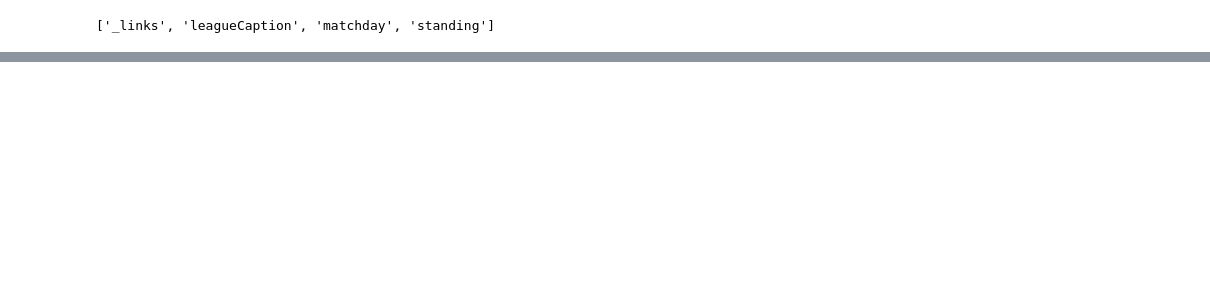
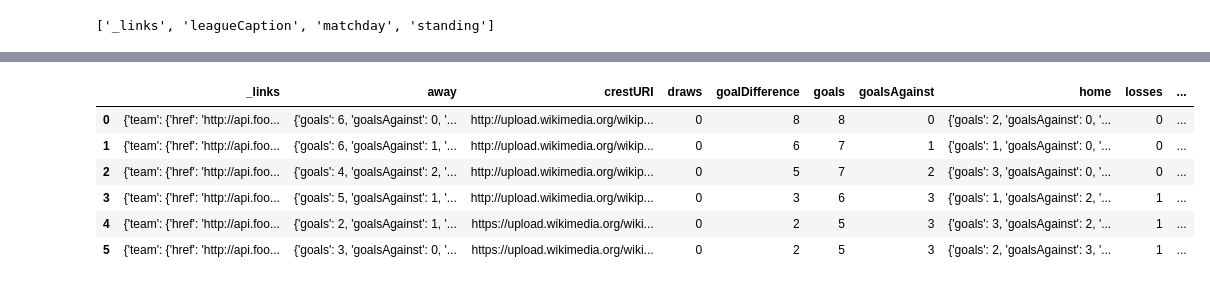
Before and after one commit to lucasjellema/jupyter-notebook-eredivisie, a Jupyter notebook: EredivisieResults_2016_2017.ipynb, the cells around one changed output, grey strips where cells are left out. Drawn from its saved outputs; the diff is of its cells as text; code cells hidden in the pictures; blank space fills up the shorter version.

```diff
--- a/EredivisieResults_2016_2017.ipynb
+++ b/EredivisieResults_2016_2017.ipynb
@@ -298,0 +314,25 @@ standing.head(5)
+# %%
+def download_leaguestanding(matchDay):
+    url_template = "http://climate.weather.gc.ca/climateData/bulkdata_e.html?format=csv&stationID=5415&Year={year}&Month={month}&timeframe=1&submit=Download+Data"
+    leageStandingURL_template ="http://api.football-data.org/v1/competitions/433/leagueTable?matchday={matchday}";
+    url = leageStandingURL_template.format(matchday=matchDay)
+    l = json.loads(requests.get(url).text)
+    standing = pandas.DataFrame(l["standing"])
+    standing['matchDay'] = matchDay
+    #calculate number of points for the current leader in the table
+    pointsNumberOne = standing[standing['position']==1].iloc[0]['points']
+    #add a column pointsGap with the delta in points for each club
+    standing['pointsGap']=standing['points']-pointsNumberOne
+    return standing
+# %%
+# try out the function to download standings for a single match day
+test = download_leaguestanding(3)
+test.head(6)
+# %% [output]
+|  | _links | away | crestURI | draws | goalDifference | goals | goalsAgainst | home | losses | ... |
+| 0 | {'team': {'href': 'http://api.foo... | {'goals': 6, 'goalsAgainst': 0, '... | http://upload.wikimedia.org/wikip... | 0 | 8 | 8 | 0 | {'goals': 2, 'goalsAgainst': 0, '... | 0 | ... |
+| 1 | {'team': {'href': 'http://api.foo... | {'goals': 6, 'goalsAgainst': 1, '... | http://upload.wikimedia.org/wikip... | 0 | 6 | 7 | 1 | {'goals': 1, 'goalsAgainst': 0, '... | 0 | ... |
+| 2 | {'team': {'href': 'http://api.foo... | {'goals': 4, 'goalsAgainst': 2, '... | http://upload.wikimedia.org/wikip... | 0 | 5 | 7 | 2 | {'goals': 3, 'goalsAgainst': 0, '... | 0 | ... |
+| 3 | {'team': {'href': 'http://api.foo... | {'goals': 5, 'goalsAgainst': 1, '... | http://upload.wikimedia.org/wikip... | 0 | 3 | 6 | 3 | {'goals': 1, 'goalsAgainst': 2, '... | 1 | ... |
+| 4 | {'team': {'href': 'http://api.foo... | {'goals': 2, 'goalsAgainst': 1, '... | https://upload.wikimedia.org/wiki... | 0 | 2 | 5 | 3 | {'goals': 3, 'goalsAgainst': 2, '... | 1 | ... |
+| 5 | {'team': {'href': 'http://api.foo... | {'goals': 3, 'goalsAgainst': 0, '... | https://upload.wikimedia.org/wiki... | 0 | 2 | 5 | 3 | {'goals': 2, 'goalsAgainst': 3, '... | 1 | ... |
```
Also changed, not shown: parts of 14 cells of this notebook.
